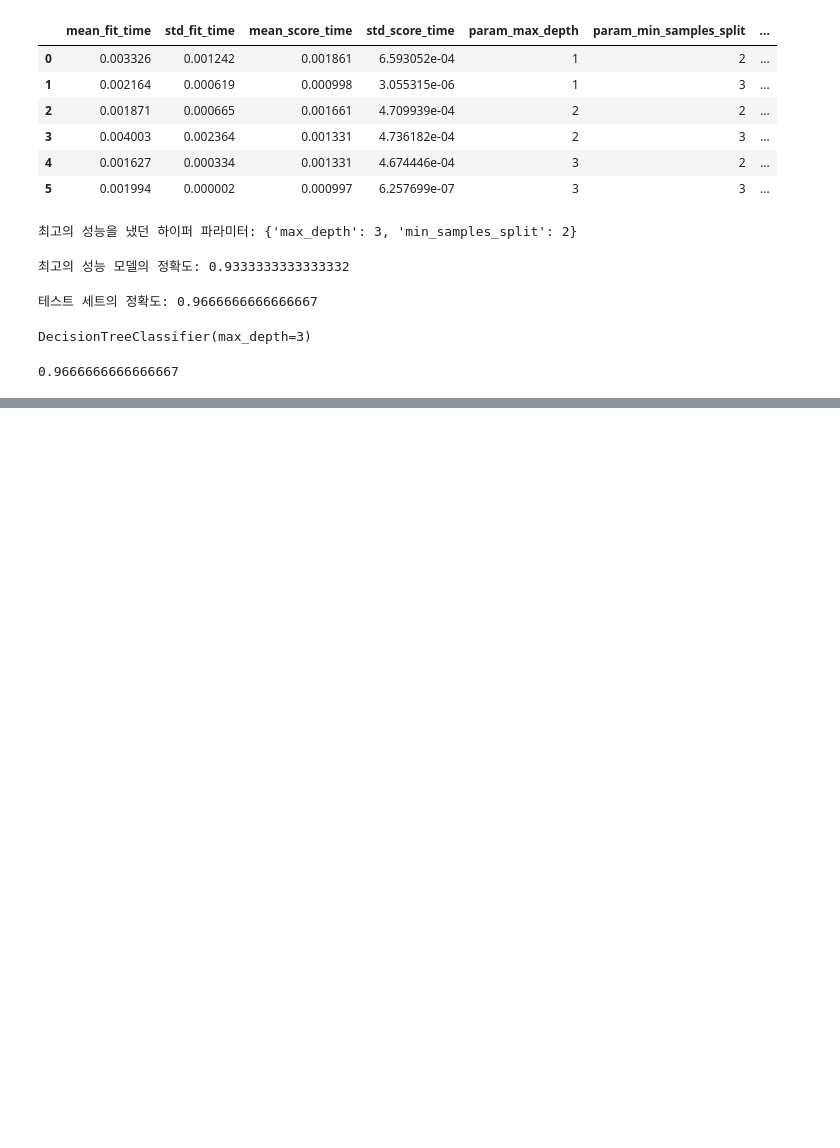
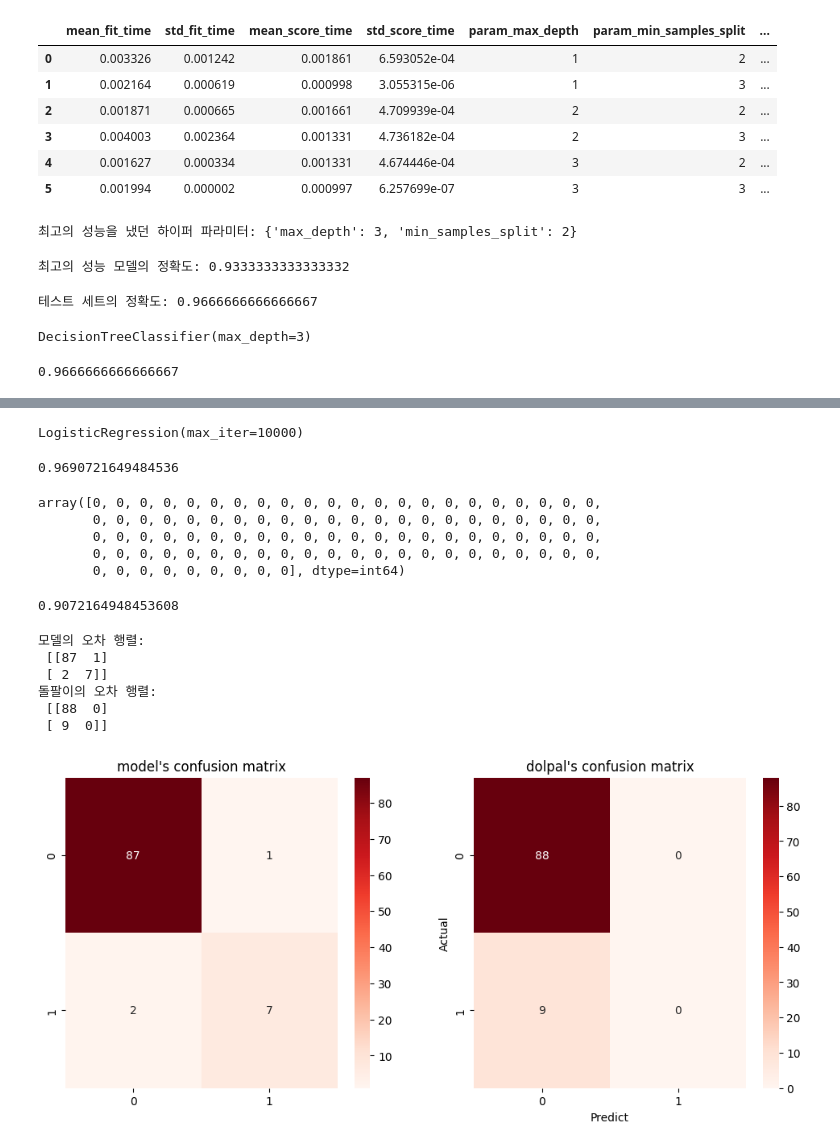
Before and after one commit to yant1001/Machine_Learning, a Jupyter notebook: 1-sklearn.ipynb, the cells around one changed output, grey strips where cells are left out. Saved outputs shown, nothing was run; the diff lists cells and outputs as text; code cells hidden in the pictures; blank space fills up the shorter version.

```diff
--- a/1-sklearn.ipynb
+++ b/1-sklearn.ipynb
@@ -281,0 +468,71 @@ accuracy_score(y_test, pred)
+# %%
+from sklearn.linear_model import LogisticRegression
+
+model = LogisticRegression(max_iter=10000)
+model.fit(X_train, y_train)
+# %% [output]
+LogisticRegression(max_iter=10000)
+# %%
+from sklearn.metrics import accuracy_score
+
+lr_pred = model.predict(X_test)
+accuracy_score(lr_pred, y_test)
+# %% [output]
+0.9690721649484536
+# %%
+dolpal_pred = np.zeros_like(y_test)
+dolpal_pred
+# %% [output]
+array([0, 0, 0, 0, 0, 0, 0, 0, 0, 0, 0, 0, 0, 0, 0, 0, 0, 0, 0, 0, 0, 0,
+       0, 0, 0, 0, 0, 0, 0, 0, 0, 0, 0, 0, 0, 0, 0, 0, 0, 0, 0, 0, 0, 0,
+       0, 0, 0, 0, 0, 0, 0, 0, 0, 0, 0, 0, 0, 0, 0, 0, 0, 0, 0, 0, 0, 0,
+       0, 0, 0, 0, 0, 0, 0, 0, 0, 0, 0, 0, 0, 0, 0, 0, 0, 0, 0, 0, 0, 0,
+       0, 0, 0, 0, 0, 0, 0, 0, 0], dtype=int64)
+# %%
+accuracy_score(dolpal_pred, y_test)
+# %% [output]
+0.9072164948453608
+# %%
+from sklearn.metrics import confusion_matrix
+
+lr_conf_matrix = confusion_matrix(y_test, lr_pred)
+print(f'모델의 오차 행렬: \n {lr_conf_matrix}')
+
+dolpal_conf_matrix = confusion_matrix(y_test, dolpal_pred)
+print(f'돌팔이의 오차 행렬: \n {dolpal_conf_matrix}')
+# %% [output]
+모델의 오차 행렬:
+ [[87  1]
+ [ 2  7]]
+돌팔이의 오차 행렬:
+ [[88  0]
+ [ 9  0]]
+# %%
+## ((cf))
+import matplotlib.pyplot as plt
+import seaborn as sns
+plt.figure(figsize=(12, 5))
+plt.subplot(121)
+lr_conf_result = confusion_matrix(y_test, lr_pred)
+ax = sns.heatmap(
+    lr_conf_result,
+    annot=True,
+    cmap="Reds"
+)
+ax.set_title("model's confusion matrix")
+
+plt.subplot(122)
+dolpal_conf_result = confusion_matrix(y_test, dolpal_pred)
+ax = sns.heatmap(
+    dolpal_conf_result,
+    annot=True,
+    cmap="Reds",
+)
+
+ax.set_title("dolpal's confusion matrix")
+
+plt.xlabel("Predict")
+plt.ylabel("Actual")
+plt.show()
+# %% [output]
+[figure, added]
```
Also changed, not shown: parts of 34 cells of this notebook.
